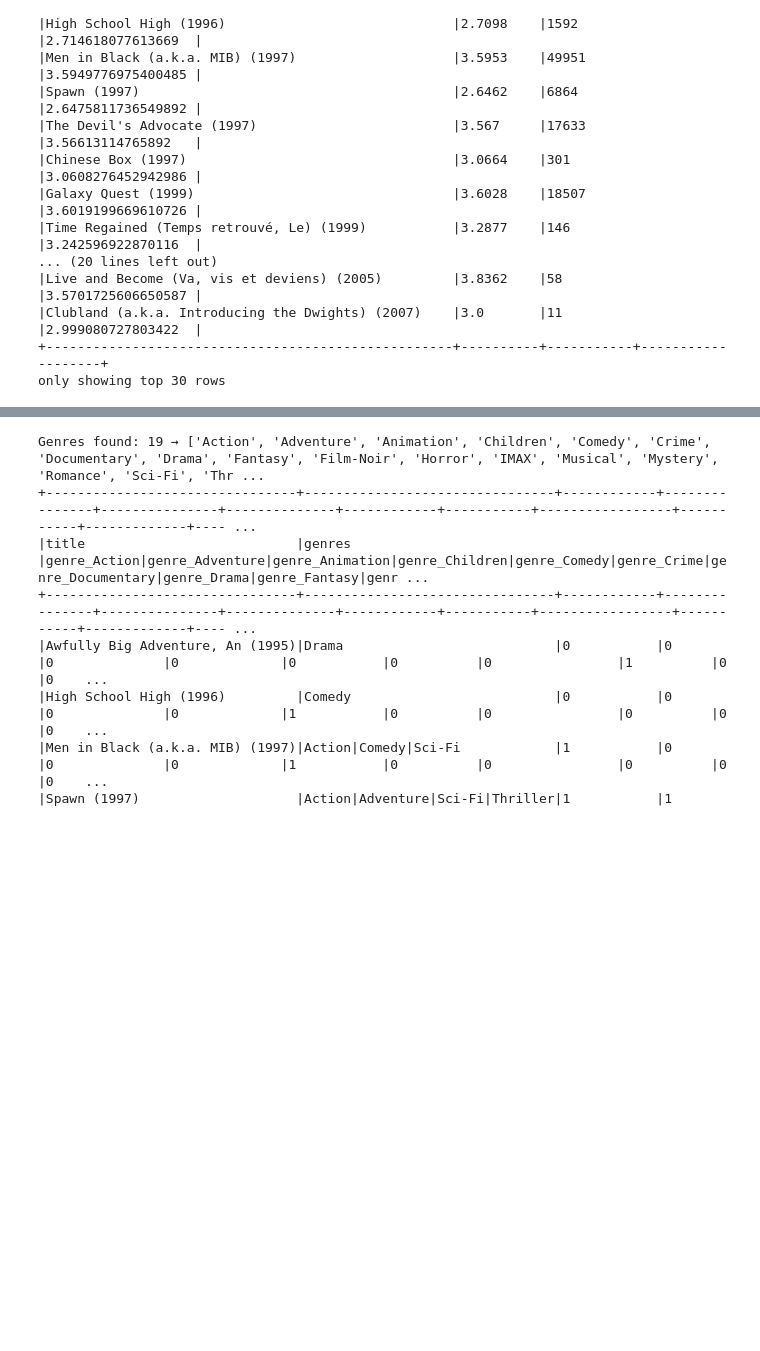
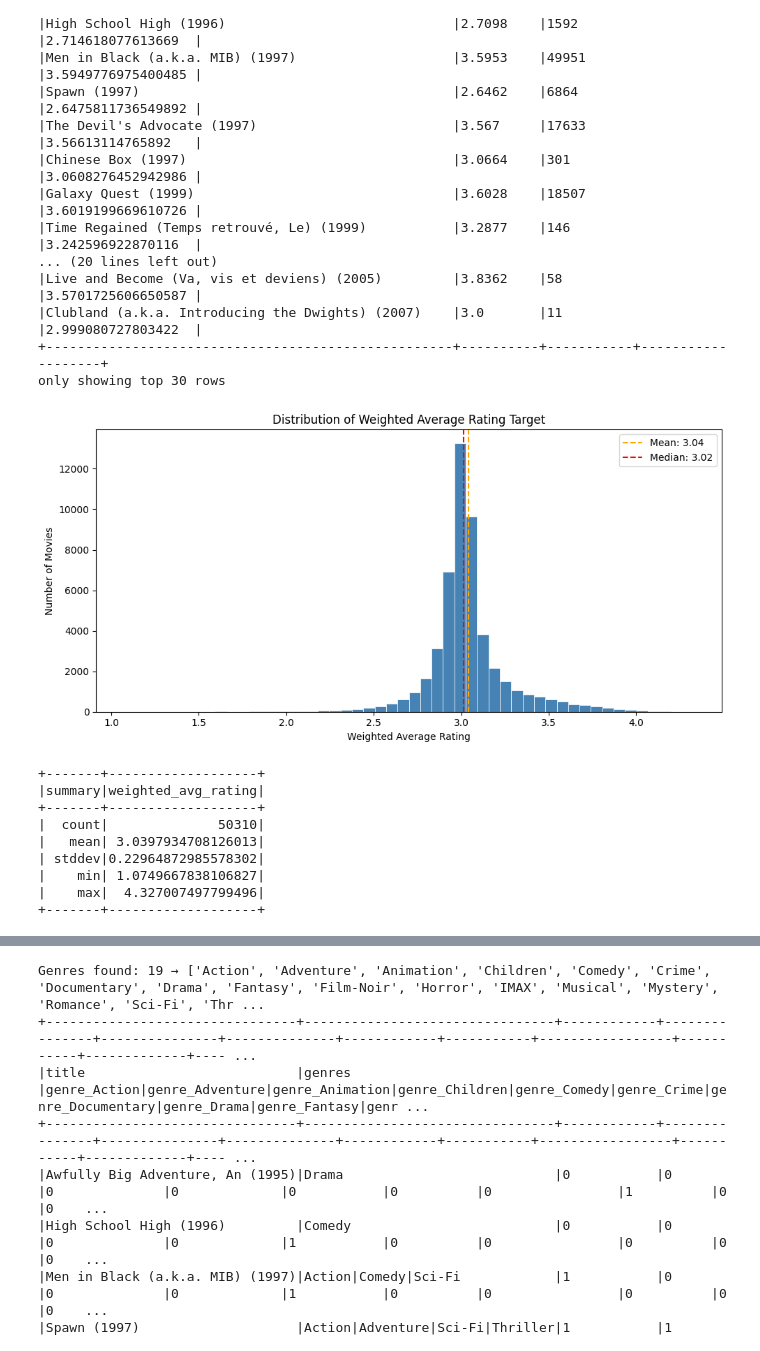
Before and after one commit to alexpanayi474/DSC511-MovieLens-Project, a Jupyter notebook: DSC_511_MovieLens.ipynb, the cells around one changed output, grey strips where cells are left out. Saved outputs shown, nothing was run; the diff lists cells and outputs as text; code cells hidden in the pictures; blank space fills up the shorter version.

Commit message:
weighted avg distribution

```diff
--- a/DSC_511_MovieLens.ipynb
+++ b/DSC_511_MovieLens.ipynb
@@ -2814,3 +2799,29 @@ Global average rating (C): 2.9987
 |Clubland (a.k.a. Introducing the Dwights) (2007)    |3.0       |11         |2.999080727803422  |
 +----------------------------------------------------+----------+-----------+-------------------+
 only showing top 30 rows
+# %%
+# Distribution of weighted_avg_rating
+weighted_pd = movies_with_features_df1.select("weighted_avg_rating").toPandas()
+
+plt.figure(figsize=(10, 5))
+plt.hist(weighted_pd["weighted_avg_rating"], bins=50, color="steelblue", edgecolor="white", linewidth=0.5)
+plt.axvline(weighted_pd["weighted_avg_rating"].mean(), color="orange", linestyle="--", label=f"Mean: {weighted_pd['weighted_avg_rating'].mean():.2f}")
+plt.axvline(weighted_pd["weighted_avg_rating"].median(), color="red", linestyle="--", label=f"Median: {weighted_pd['weighted_avg_rating'].median():.2f}")
+plt.xlabel("Weighted Average Rating")
+plt.ylabel("Number of Movies")
+plt.title("Distribution of Weighted Average Rating Target")
+plt.legend()
+plt.tight_layout()
+plt.show()
+movies_with_features_df1.select("weighted_avg_rating").describe().show()
+# %% [output]
+[figure, added]
++-------+-------------------+
+|summary|weighted_avg_rating|
++-------+-------------------+
+|  count|              50310|
+|   mean| 3.0397934708126013|
+| stddev|0.22964872985578302|
+|    min| 1.0749667838106827|
+|    max|  4.327007497799496|
++-------+-------------------+
```
Also changed, not shown: parts of 2 cells of this notebook.
